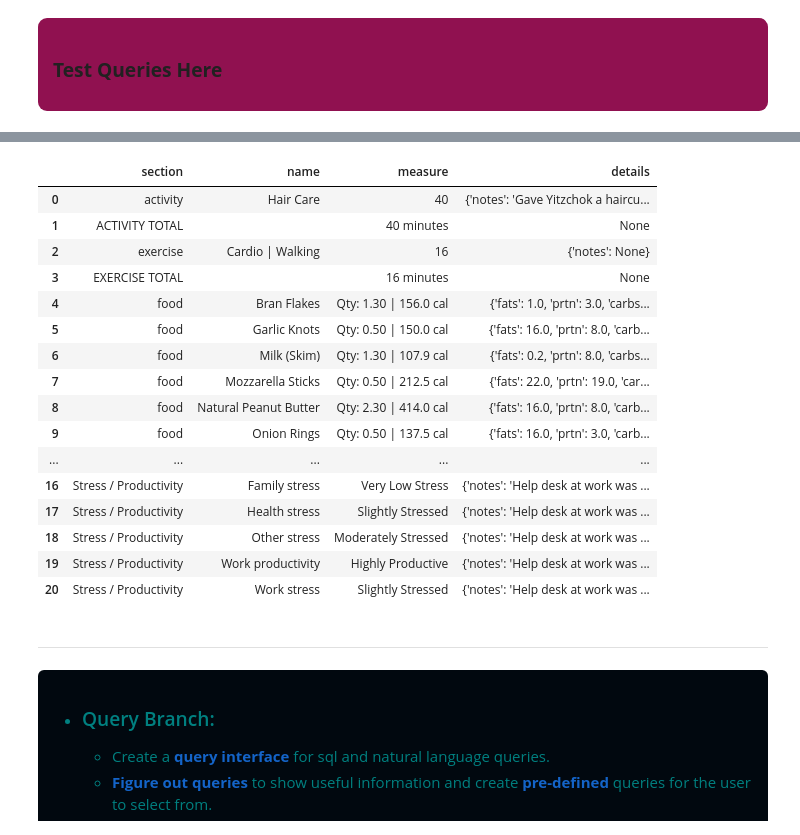
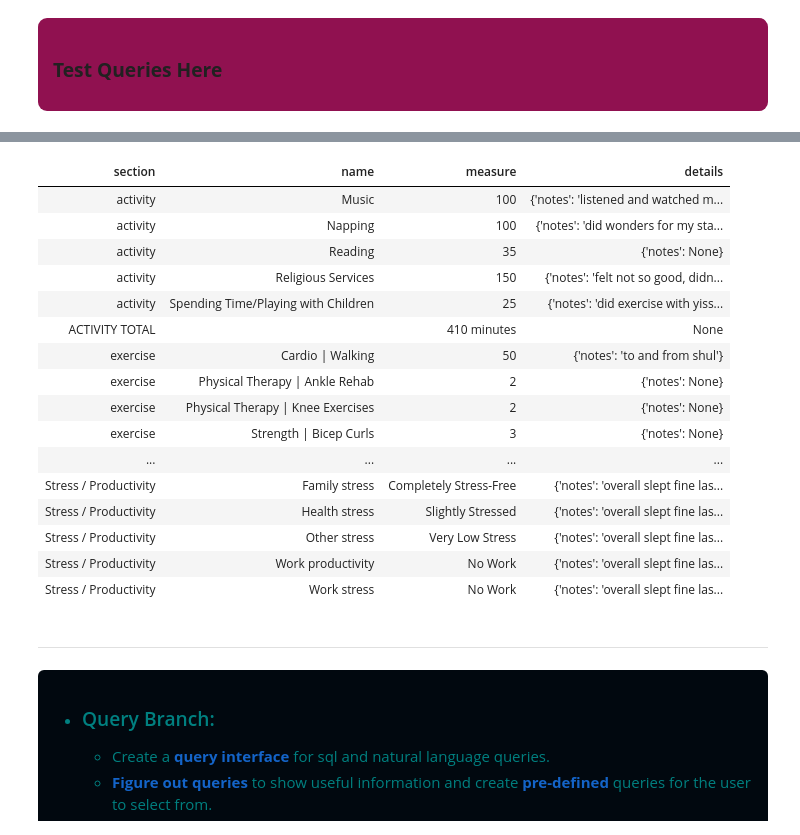
Before and after one commit to YosefCh/Digital-You, a Jupyter notebook: pseudocode.ipynb, the cells around one changed output, grey strips where cells are left out. Cells and saved outputs as stored; diff of their text form; code cells hidden in the pictures.

Commit message:
added formatting to the query results. still need to put this in a function

```diff
--- a/pseudocode.ipynb
+++ b/pseudocode.ipynb
@@ -41,24 +32,52 @@ run_select("select * from food where name ilike '%yogurt%'")
 # %%
 from queries import full_day_summary
-run_select(full_day_summary('2026-09-17'))
+from IPython.display import HTML, display
+
+df = run_select(full_day_summary('2026-10-17'))
+
+table_html = df.to_html(index=False, escape=True, classes="wellness-results")
+display(HTML(f"""
+<div style="max-width:100%; max-height:600px; overflow:auto;">
+<style>
+.wellness-results {{
+    width: max-content;
+    min-width: 100%;
+    border-collapse: collapse;
+}}
+.wellness-results th,
+.wellness-results td {{
+    text-align: left;
+    white-space: nowrap;
+    padding: 4px 8px;
+    border: 1px solid rgba(180, 190, 210, 0.22);
+}}
+.wellness-results thead th {{
+    position: sticky;
+    top: 0;
+    background: rgb(30, 30, 70);
+}}
+</style>
+{table_html}
+</div>
+"""))
 # %% [output]
-|  | section | name | measure | details |
-| 0 | activity | Hair Care | 40 | {'notes': 'Gave Yitzchok a haircu... |
-| 1 | ACTIVITY TOTAL |  | 40 minutes | None |
-| 2 | exercise | Cardio | Walking | 16 | {'notes': None} |
-| 3 | EXERCISE TOTAL |  | 16 minutes | None |
-| 4 | food | Bran Flakes | Qty: 1.30 | 156.0 cal | {'fats': 1.0, 'prtn': 3.0, 'carbs... |
-| 5 | food | Garlic Knots | Qty: 0.50 | 150.0 cal | {'fats': 16.0, 'prtn': 8.0, 'carb... |
-| 6 | food | Milk (Skim) | Qty: 1.30 | 107.9 cal | {'fats': 0.2, 'prtn': 8.0, 'carbs... |
-| 7 | food | Mozzarella Sticks | Qty: 0.50 | 212.5 cal | {'fats': 22.0, 'prtn': 19.0, 'car... |
-| 8 | food | Natural Peanut Butter | Qty: 2.30 | 414.0 cal | {'fats': 16.0, 'prtn': 8.0, 'carb... |
-| 9 | food | Onion Rings | Qty: 0.50 | 137.5 cal | {'fats': 16.0, 'prtn': 3.0, 'carb... |
-| ... | ... | ... | ... | ... |
-| 16 | Stress / Productivity | Family stress | Very Low Stress | {'notes': 'Help desk at work was ... |
-| 17 | Stress / Productivity | Health stress | Slightly Stressed | {'notes': 'Help desk at work was ... |
-| 18 | Stress / Productivity | Other stress | Moderately Stressed | {'notes': 'Help desk at work was ... |
-| 19 | Stress / Productivity | Work productivity | Highly Productive | {'notes': 'Help desk at work was ... |
-| 20 | Stress / Productivity | Work stress | Slightly Stressed | {'notes': 'Help desk at work was ... |
+| section | name | measure | details |
+| activity | Music | 100 | {'notes': 'listened and watched m... |
+| activity | Napping | 100 | {'notes': 'did wonders for my sta... |
+| activity | Reading | 35 | {'notes': None} |
+| activity | Religious Services | 150 | {'notes': 'felt not so good, didn... |
+| activity | Spending Time/Playing with Children | 25 | {'notes': 'did exercise with yiss... |
+| ACTIVITY TOTAL |  | 410 minutes | None |
+| exercise | Cardio | Walking | 50 | {'notes': 'to and from shul'} |
+| exercise | Physical Therapy | Ankle Rehab | 2 | {'notes': None} |
+| exercise | Physical Therapy | Knee Exercises | 2 | {'notes': None} |
+| exercise | Strength | Bicep Curls | 3 | {'notes': None} |
+| ... | ... | ... | ... |
+| Stress / Productivity | Family stress | Completely Stress-Free | {'notes': 'overall slept fine las... |
+| Stress / Productivity | Health stress | Slightly Stressed | {'notes': 'overall slept fine las... |
+| Stress / Productivity | Other stress | Very Low Stress | {'notes': 'overall slept fine las... |
+| Stress / Productivity | Work productivity | No Work | {'notes': 'overall slept fine las... |
+| Stress / Productivity | Work stress | No Work | {'notes': 'overall slept fine las... |
 # %% [markdown]
 ---
 
```
Also changed, not shown: parts of 2 cells of this notebook.
